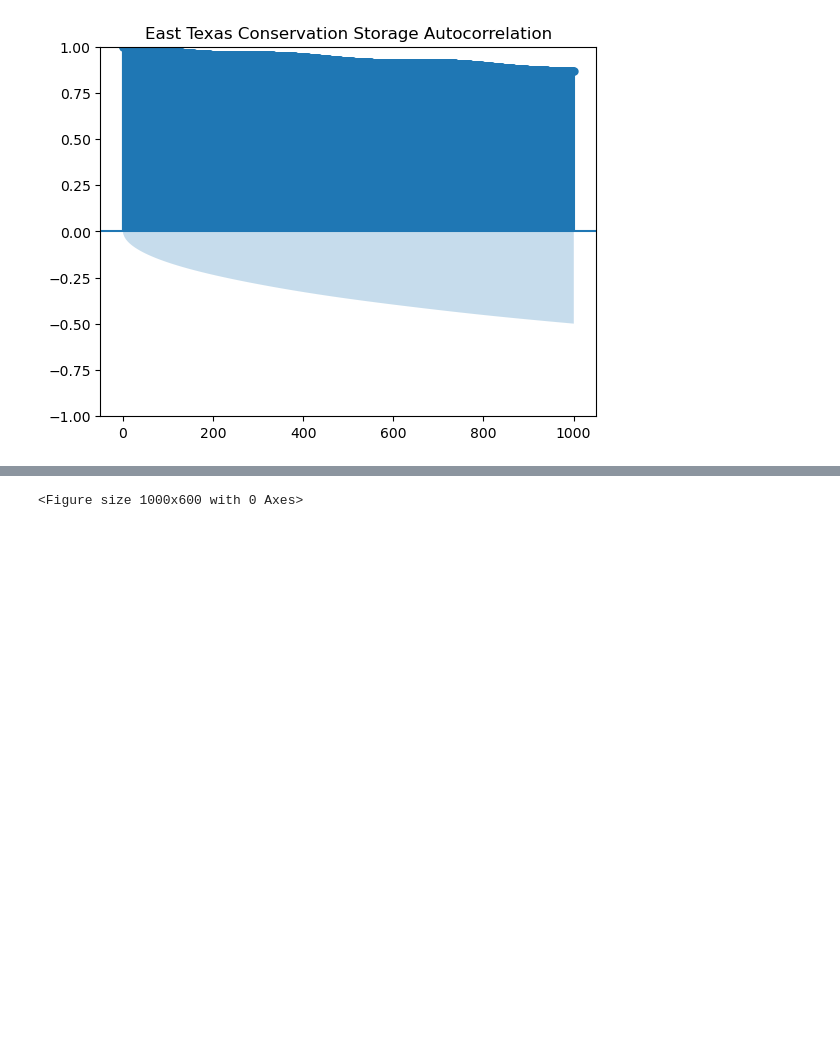
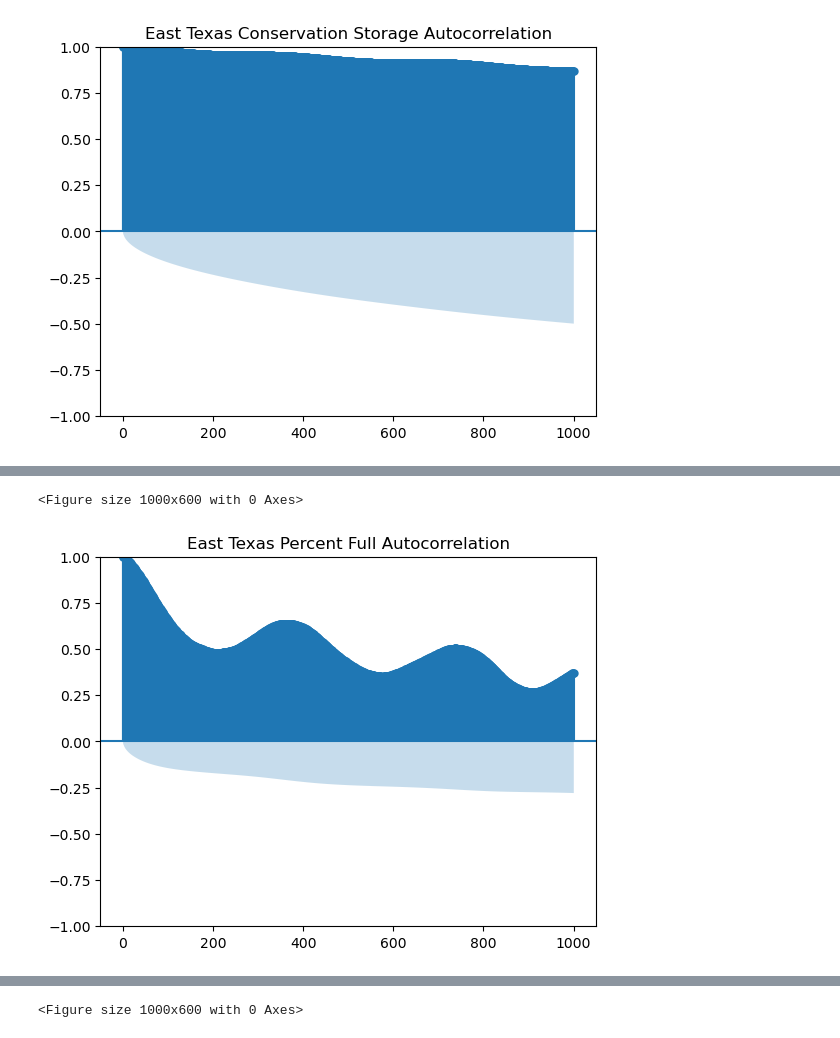
Before and after one commit to khoihng22/data-analytics-final-project, a Jupyter notebook: report_2.ipynb, the cells around one changed output, grey strips where cells are left out. Cells and saved outputs as stored; diff of their text form; code cells hidden in the pictures; blank space fills up the shorter version.

```diff
--- a/report_2.ipynb
+++ b/report_2.ipynb
@@ -125,0 +135,9 @@ plt.show()
+# %%
+# acf plot of percent full
+plt.figure(figsize=(10, 6))
+plot_acf(df['percent_full'], lags=1000)
+plt.title('East Texas Percent Full Autocorrelation')
+plt.show()
+# %% [output]
+<Figure size 1000x600 with 0 Axes>
+[figure, added]
```
Also changed, not shown: parts of 19 cells of this notebook.
